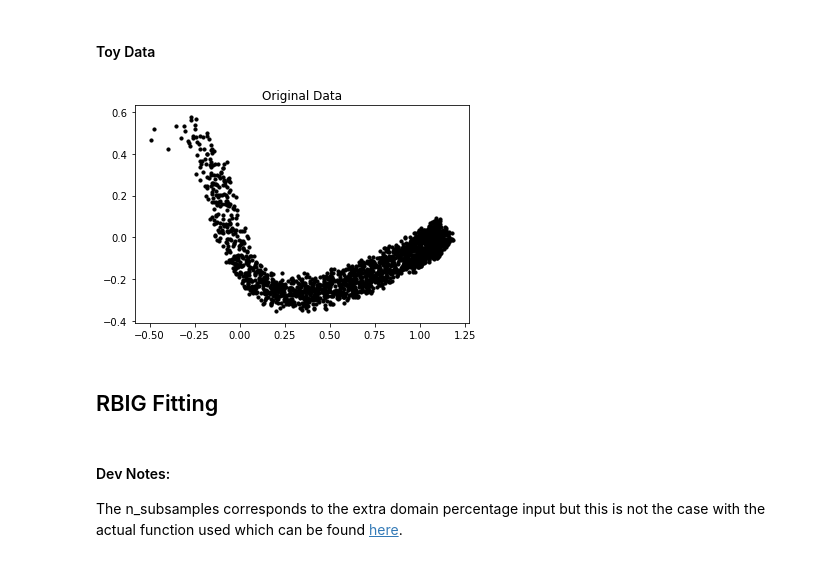
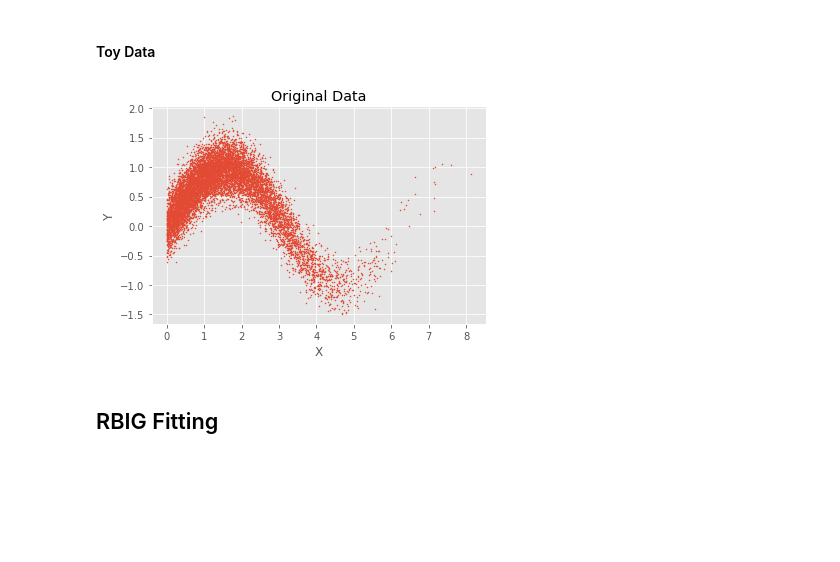
Before and after one commit to IPL-UV/rbig, a Jupyter notebook: src/rbig_demo.ipynb, the cells around one changed output. Drawn from its saved outputs; the diff is of its cells as text; code cells hidden in the pictures; blank space fills up the shorter version.

Commit message:
Got a working version of the RBIG algorithm.
I was able to see what Valero had done and got a working copy. Just need to test it out on the final test that Valero used.

```diff
--- a/src/rbig_demo.ipynb
+++ b/src/rbig_demo.ipynb
@@ -2,42 +2,39 @@
 # RBIG Demo
 # %%
 %matplotlib inline
+import sys
+sys.path.insert(0, '/home/emmanuel/code/py_packages/rbig/src')
 
 import numpy as np
 import warnings
 from time import time
-from rbig import RBIG, generate_data, plot_toydata
+from rbig import RBIG
 from sklearn.model_selection import train_test_split
 from sklearn.utils import check_random_state
+import matplotlib.pyplot as plt
+plt.style.use('ggplot')
+warnings.filterwarnings('ignore') # get rid of annoying warnings
 
-warnings.filterwarnings('ignore') # get rid of annoying warnings
+%load_ext autoreload
+%autoreload 2
 # %% [markdown]
 #### Toy Data
-# %%
-num_points = 2000
-train_percent = 0.5
-noise = 0.2
-random_state = 1234
-
-# generate random data cov - [0.5, 0.5 ; -0.5, 0.5]
-x_data = generate_data(num_points=num_points,
-                       noise=noise,
-                       random_state=random_state)
-
-# split the data into training and testing
-x_train, x_test = train_test_split(x_data,
-                                   train_size=train_percent,
-                                   random_state=random_state)
-
-
-
-# plot the toy data
-plot_toydata(x_data, "Original Data")
-# %% [output]
-[figure, removed]
+# %%
+seed = 123
+rng = np.random.RandomState(seed=seed)
+
+num_samples = 10000
+x = np.abs(2 * rng.randn(1, num_samples))
+y = np.sin(x) + 0.25 * rng.randn(1, num_samples)
+data = np.vstack((x, y)).T
+
+fig, ax = plt.subplots()
+ax.scatter(data[:, 0], data[:, 1], s=1)
+ax.set_xlabel('X')
+ax.set_ylabel('Y')
+ax.set_title('Original Data')
+plt.show()
+# %% [output]
+[figure, added]
 # %% [markdown]
 ## RBIG Fitting
-# %% [markdown]
-#### Dev Notes:
-
-The n_subsamples corresponds to the extra domain percentage input but this is not the case with the actual function used which can be found [here](http://scikit-learn.org/stable/modules/generated/sklearn.preprocessing.QuantileTransformer.html#sklearn.preprocessing.QuantileTransformer).
```
Also changed, not shown: parts of 22 cells of this notebook, 3 other files.
